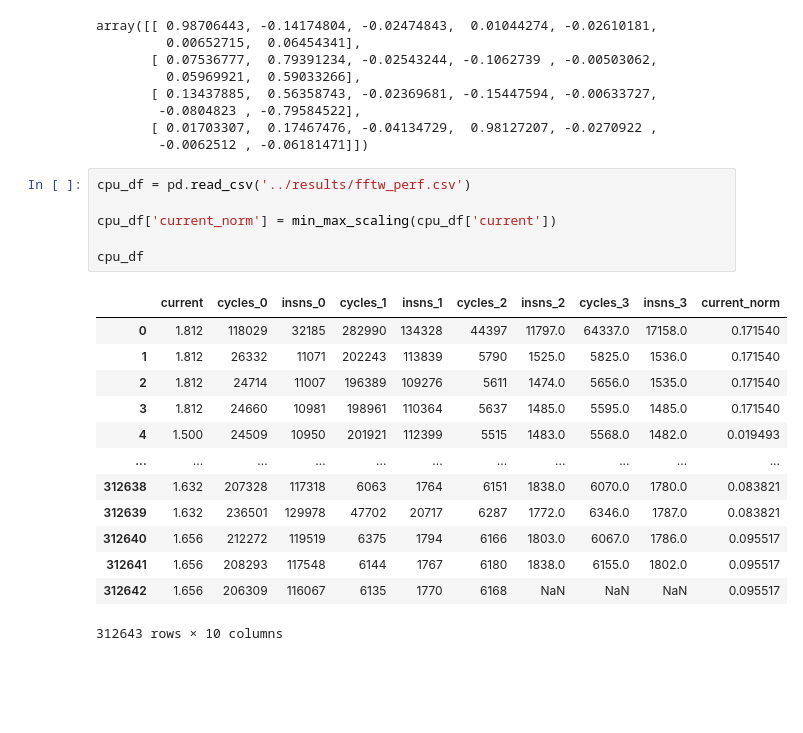
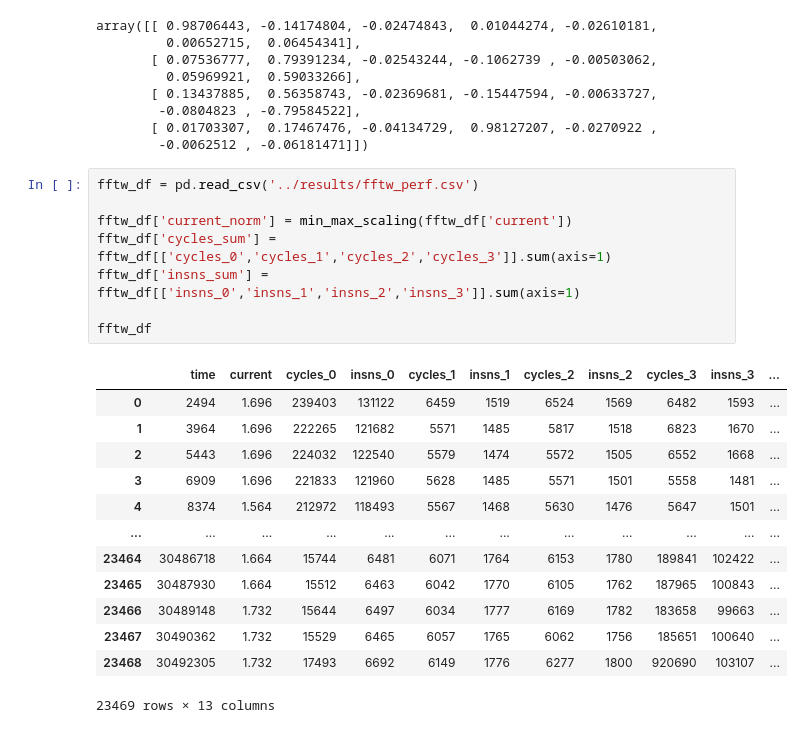
Before and after one commit to radshield/raspi-sel, a Jupyter notebook: analysis/cycles.ipynb, the cells around one changed output. Cells and saved outputs as stored; diff of their text form; blank space fills up the shorter version.

```diff
--- a/analysis/cycles.ipynb
+++ b/analysis/cycles.ipynb
@@ -266,23 +266,25 @@ array([[ 0.98706443, -0.14174804, -0.02474843,  0.01044274, -0.02610181,
        [ 0.01703307,  0.17467476, -0.04134729,  0.98127207, -0.0270922 ,
         -0.0062512 , -0.06181471]])
 # %%
-cpu_df = pd.read_csv('../results/fftw_perf.csv')
+fftw_df = pd.read_csv('../results/fftw_perf.csv')
 
-cpu_df['current_norm'] = min_max_scaling(cpu_df['current'])
+fftw_df['current_norm'] = min_max_scaling(fftw_df['current'])
+fftw_df['cycles_sum'] = fftw_df[['cycles_0','cycles_1','cycles_2','cycles_3']].sum(axis=1)
+fftw_df['insns_sum'] = fftw_df[['insns_0','insns_1','insns_2','insns_3']].sum(axis=1)
 
-cpu_df
+fftw_df
 # %% [output]
-|  | current | cycles_0 | insns_0 | cycles_1 | insns_1 | cycles_2 | insns_2 | cycles_3 | insns_3 | current_norm |
-| 0 | 1.812 | 118029 | 32185 | 282990 | 134328 | 44397 | 11797.0 | 64337.0 | 17158.0 | 0.171540 |
-| 1 | 1.812 | 26332 | 11071 | 202243 | 113839 | 5790 | 1525.0 | 5825.0 | 1536.0 | 0.171540 |
-| 2 | 1.812 | 24714 | 11007 | 196389 | 109276 | 5611 | 1474.0 | 5656.0 | 1535.0 | 0.171540 |
-| 3 | 1.812 | 24660 | 10981 | 198961 | 110364 | 5637 | 1485.0 | 5595.0 | 1485.0 | 0.171540 |
-| 4 | 1.500 | 24509 | 10950 | 201921 | 112399 | 5515 | 1483.0 | 5568.0 | 1482.0 | 0.019493 |
-| ... | ... | ... | ... | ... | ... | ... | ... | ... | ... | ... |
-| 312638 | 1.632 | 207328 | 117318 | 6063 | 1764 | 6151 | 1838.0 | 6070.0 | 1780.0 | 0.083821 |
-| 312639 | 1.632 | 236501 | 129978 | 47702 | 20717 | 6287 | 1772.0 | 6346.0 | 1787.0 | 0.083821 |
-| 312640 | 1.656 | 212272 | 119519 | 6375 | 1794 | 6166 | 1803.0 | 6067.0 | 1786.0 | 0.095517 |
-| 312641 | 1.656 | 208293 | 117548 | 6144 | 1767 | 6180 | 1838.0 | 6155.0 | 1802.0 | 0.095517 |
-| 312642 | 1.656 | 206309 | 116067 | 6135 | 1770 | 6168 | NaN | NaN | NaN | 0.095517 |
+|  | time | current | cycles_0 | insns_0 | cycles_1 | insns_1 | cycles_2 | insns_2 | cycles_3 | insns_3 | ... |
+| 0 | 2494 | 1.696 | 239403 | 131122 | 6459 | 1519 | 6524 | 1569 | 6482 | 1593 | ... |
+| 1 | 3964 | 1.696 | 222265 | 121682 | 5571 | 1485 | 5817 | 1518 | 6823 | 1670 | ... |
+| 2 | 5443 | 1.696 | 224032 | 122540 | 5579 | 1474 | 5572 | 1505 | 6552 | 1668 | ... |
+| 3 | 6909 | 1.696 | 221833 | 121960 | 5628 | 1485 | 5571 | 1501 | 5558 | 1481 | ... |
+| 4 | 8374 | 1.564 | 212972 | 118493 | 5567 | 1468 | 5630 | 1476 | 5647 | 1501 | ... |
+| ... | ... | ... | ... | ... | ... | ... | ... | ... | ... | ... | ... |
+| 23464 | 30486718 | 1.664 | 15744 | 6481 | 6071 | 1764 | 6153 | 1780 | 189841 | 102422 | ... |
+| 23465 | 30487930 | 1.664 | 15512 | 6463 | 6042 | 1770 | 6105 | 1762 | 187965 | 100843 | ... |
+| 23466 | 30489148 | 1.732 | 15644 | 6497 | 6034 | 1777 | 6169 | 1782 | 183658 | 99663 | ... |
+| 23467 | 30490362 | 1.732 | 15529 | 6465 | 6057 | 1765 | 6062 | 1756 | 185651 | 100640 | ... |
+| 23468 | 30492305 | 1.732 | 17493 | 6692 | 6149 | 1776 | 6277 | 1800 | 920690 | 103107 | ... |
-312643 rows × 10 columns
+23469 rows × 13 columns
 # %%
```
Also changed, not shown: parts of 2 cells of this notebook, 1 other file.
